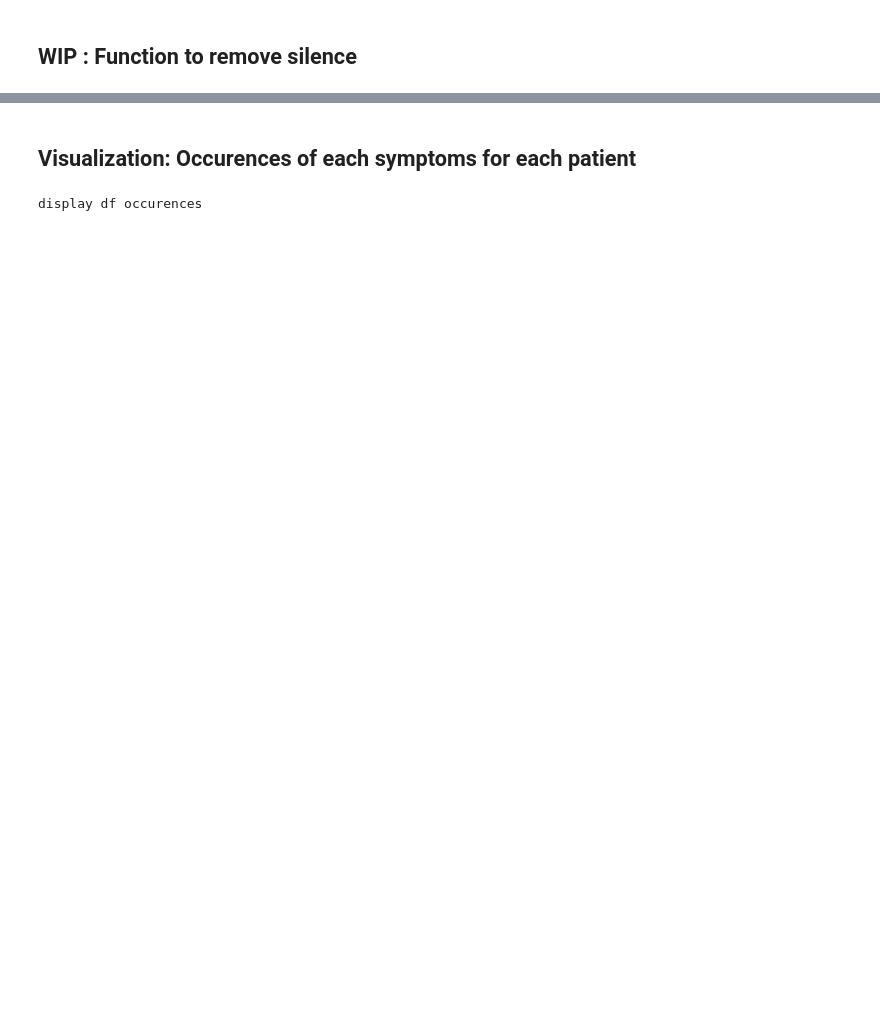
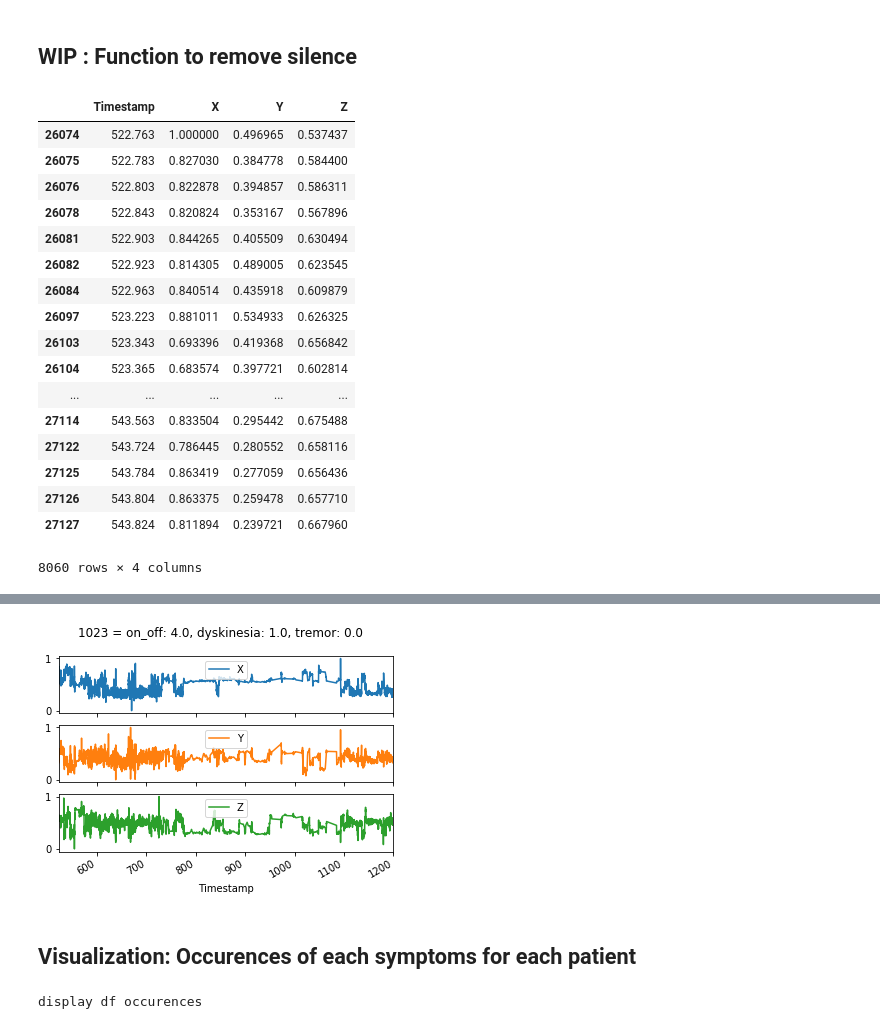
Before and after one commit to Mymoza/BeatPD-CLSP-JHU, a Jupyter notebook: analyze_data.ipynb, the cells around one changed output, grey strips where cells are left out. Drawn from its saved outputs; the diff is of its cells as text; code cells hidden in the pictures; blank space fills up the shorter version.

```diff
--- a/analyze_data.ipynb
+++ b/analyze_data.ipynb
@@ -226,10 +237,42 @@ plot_accelerometer(data_type=data_type, display_df_train_data=True, path_acceler
 ## WIP : Function to remove silence
 # %%
 # def remove_silence():
-# for idx in df_train_label.index:
-#     df_train_data=pd.read_csv(path_train_data+df_train_label["measurement_id"][idx]+'.csv')
-#     cols_to_norm = ['x','y','z'] if data_type == 'real' else ['X','Y','Z']
-#     df_train_data[cols_to_norm] = df_train_data[cols_to_norm].apply(lambda x: (x - x.min()) / (x.max() - x.min()))
+for idx in df_train_label.index:
+    df_train_data=pd.read_csv(path_train_data+df_train_label["measurement_id"][idx]+'.csv')
+    cols_to_norm = ['x','y','z'] if data_type == 'real' else ['X','Y','Z']
+    df_train_data[cols_to_norm] = df_train_data[cols_to_norm].apply(lambda x: (x - x.min()) / (x.max() - x.min()))
 #     pd.set_option('display.max_rows', 1000)
-#     display(df_train_data['X'].pct_change(periods=5))
-    # TODO if le changement est < 1%, alorson remove cette valeur
+    df_pct_change = df_train_data['X'].pct_change(periods=5)
+    df_pct_change.columns = ['col']
+#     display(df_pct_change)
+    df_pct_change = df_pct_change[df_pct_change > 0.01]
+    #print(df_pct_change.index)
+    filter_df = df_train_data[df_train_data.index.isin(df_pct_change.index.to_list())]
+    #print(type(filter_df))
+#display(filter_df)
+
+# Plot the accelerometer data
+plot_accelerometer(data_type=data_type, display_df_train_data=False, path_accelerometer_plots=path_save_accelerometer_plots, df=filter_df)
+
+#filter_df.plot(x='Timestamp',y='X',kind='scatter', legend=True, subplots=True,title='llo')
+#     display(df_train_data[df_train_data.index.isin(df_pct_change)])
+#     print(df_train_data.index)
+# %% [output]
+|  | Timestamp | X | Y | Z |
+| 26074 | 522.763 | 1.000000 | 0.496965 | 0.537437 |
+| 26075 | 522.783 | 0.827030 | 0.384778 | 0.584400 |
+| 26076 | 522.803 | 0.822878 | 0.394857 | 0.586311 |
+| 26078 | 522.843 | 0.820824 | 0.353167 | 0.567896 |
+| 26081 | 522.903 | 0.844265 | 0.405509 | 0.630494 |
+| 26082 | 522.923 | 0.814305 | 0.489005 | 0.623545 |
+| 26084 | 522.963 | 0.840514 | 0.435918 | 0.609879 |
+| 26097 | 523.223 | 0.881011 | 0.534933 | 0.626325 |
+| 26103 | 523.343 | 0.693396 | 0.419368 | 0.656842 |
+| 26104 | 523.365 | 0.683574 | 0.397721 | 0.602814 |
+| ... | ... | ... | ... | ... |
+| 27114 | 543.563 | 0.833504 | 0.295442 | 0.675488 |
+| 27122 | 543.724 | 0.786445 | 0.280552 | 0.658116 |
+| 27125 | 543.784 | 0.863419 | 0.277059 | 0.656436 |
+| 27126 | 543.804 | 0.863375 | 0.259478 | 0.657710 |
+| 27127 | 543.824 | 0.811894 | 0.239721 | 0.667960 |
+8060 rows × 4 columns
@@ -236,3 +282,4 @@ plot_accelerometer(data_type=data_type, display_df_train_data=True, path_acceler
+[figure, added]
 # %% [markdown]
 ## Visualization: Occurences of each symptoms for each patient
 # %%
```
Also changed, not shown: parts of 11 cells of this notebook.
